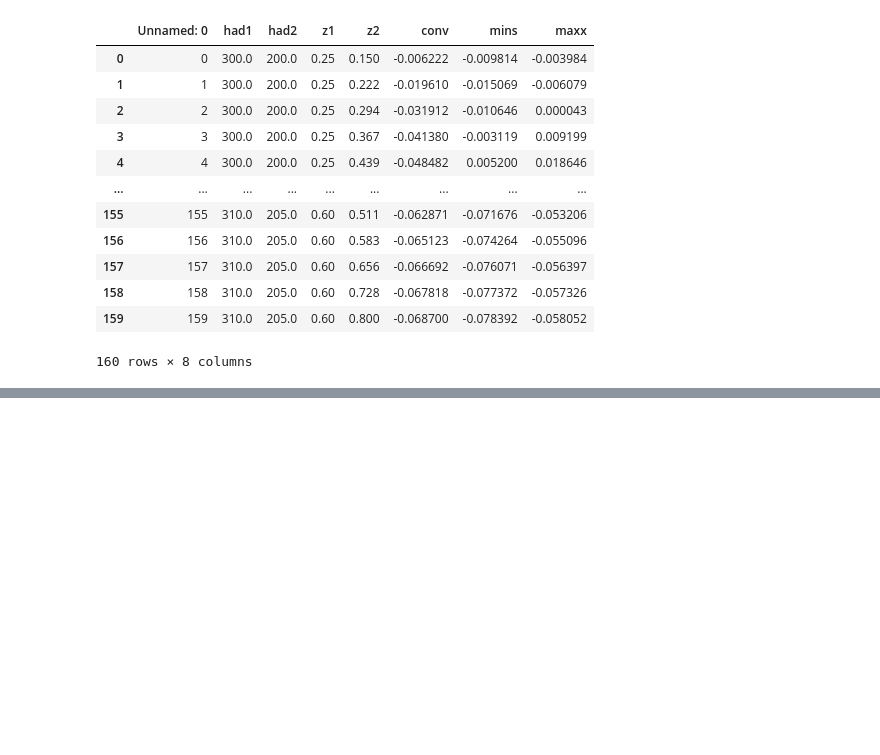
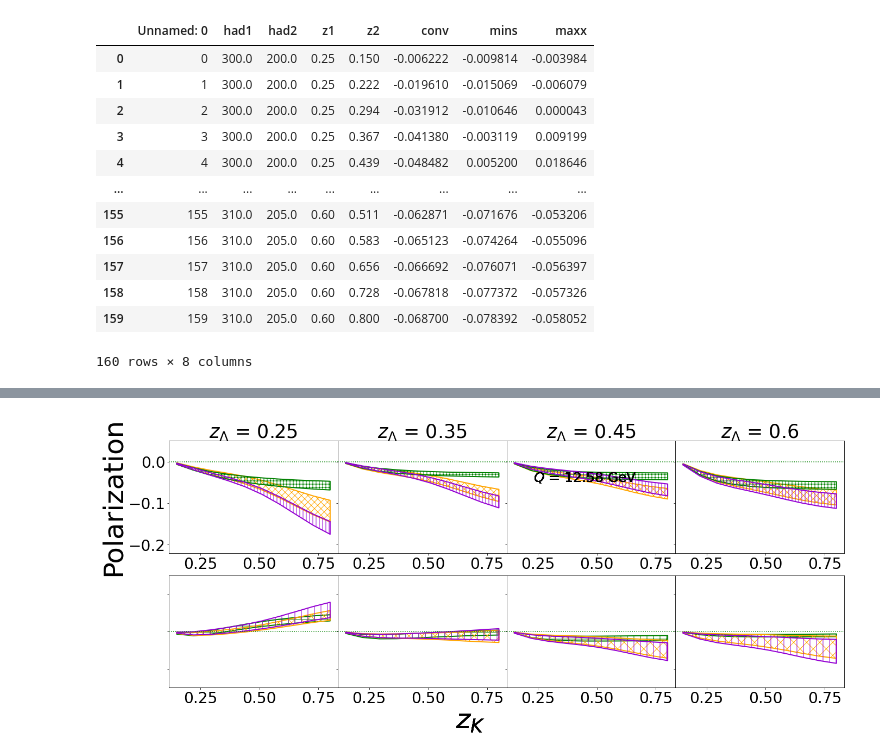
Before and after one commit to zaccheddu/SIDIS_epem, a Jupyter notebook: def_convolution_v3.1_survey_PV17_charm/grid_&_plot_dfs.ipynb, the cells around one changed output, grey strips where cells are left out. Drawn from its saved outputs; the diff is of its cells as text; code cells hidden in the pictures; blank space fills up the shorter version.

```diff
--- a/def_convolution_v3.1_survey_PV17_charm/grid_&_plot_dfs.ipynb
+++ b/def_convolution_v3.1_survey_PV17_charm/grid_&_plot_dfs.ipynb
@@ -355,0 +414,86 @@ dt12
+# %%
+scale=12.58
+z1=[0.25,0.35,0.45,0.6,0.25,0.35,0.45,0.6]
+dati_lk1=pd.read_csv('fit_parameters/bands_/dati_lk_su_charm_no_no_scale_'+str(scale)+'_def.csv')
+#
+dati_lk2=pd.read_csv('fit_parameters/bands_/dati_lk_su_charm_no_yes_scale_'+str(scale)+'_def.csv')
+#
+dati_lk3=pd.read_csv('fit_parameters/bands_/dati_lk_su_charm_yes_yes_scale_'+str(scale)+'_def.csv')
+
+lim1=[-0.22,0.05]
+lim2=[-0.15,0.15]
+
+ct=1
+fig, axes = plt.subplots(1,8)
+for zs,ax in zip(z1,axes):
+
+    #fig.suptitle('$\Lambda$ - $\pi^+$ -- coef = '+str(coef)+' $\chi^2_{dof}$ = '+str(chi),fontsize=30)
+    dt1 = dati_lk1.loc[(dati_lk1['had1']==300) & (dati_lk1['z1']==zs)& (dati_lk1['had2']==200)]
+    dt12 = dati_lk1.loc[(dati_lk1['had1']==300) & (dati_lk1['z1']==zs)& (dati_lk1['had2']==205)]
+
+    dt2 = dati_lk2.loc[(dati_lk2['had1']==300) & (dati_lk2['z1']==zs)& (dati_lk2['had2']==200)]
+    dt22 = dati_lk2.loc[(dati_lk2['had1']==300) & (dati_lk2['z1']==zs)& (dati_lk2['had2']==205)]
+
+    dt3 = dati_lk3.loc[(dati_lk3['had1']==300) & (dati_lk3['z1']==zs)& (dati_lk3['had2']==200)]
+    dt32 = dati_lk3.loc[(dati_lk3['had1']==300) & (dati_lk3['z1']==zs)& (dati_lk3['had2']==205)]
+
+    pnt = dati_exp.loc[(dati_exp['h1']==300) & (dati_exp['z1']==zs)& (dati_exp['h2']==200)]
+    #pnt_white = undati_exp.loc[(undati_exp['h1']==300) & (undati_exp['z1']==zs)& (undati_exp['h2']==100)]
+    pnt2 = dati_exp.loc[(dati_exp['h1']==300) & (dati_exp['z1']==zs)& (dati_exp['h2']==205)]
+
+    if ct<=4:
+        ax=plt.subplot(2,4,ct)
+        ### new fit lines
+        #ax.plot(dt12.z2,dt12.conv,label='_(1) $\Lambda$ $K^-$ ',linewidth=fit_l,color='red')
+        #ax.plot(dt1.z2,dt1.conv,label='_(1) $\Lambda$ $K^+$ ',linewidth=fit_l,linestyle='-.',color='red')
+
+        ax.fill_between(dt1.z2,dt2.maxx,dt2.mins,linewidth=fit_l,color="none",hatch="xx",edgecolor="orange", alpha=1)
+        ax.fill_between(dt1.z2,dt1.maxx,dt1.mins,color="none",linewidth=fit_l,hatch="++",edgecolor="green", alpha=1)
+        ax.fill_between(dt1.z2,dt3.maxx,dt3.mins,linewidth=fit_l,color="none",hatch="||",edgecolor="darkviolet", alpha=1)
+
+        if zs == 0.25: title("$z_{\Lambda}$ = "+str(zs),fontsize=title_s,x=0.5, y=1)
+        if zs == 0.35: title("$z_{\Lambda}$ = "+str(zs),fontsize=title_s,x=0.5, y=1)
+        if zs == 0.45: title("$z_{\Lambda}$ = "+str(zs),fontsize=title_s,x=0.5, y=1)
+        if zs == 0.6: title("$z_{\Lambda}$ = "+str(zs),fontsize=title_s,x=0.5, y=1)
+        axhline(linewidth=1.5, ls=':', color='g')
+        ax.tick_params(axis='both', which='major', labelsize=28)
+        if ct !=1 and ct!=5: ax.set_yticklabels([])
+
+        #if ct ==len(z1) :legend(loc='upper right',bbox_to_anchor=(1.,0.9), fontsize=25,frameon=False),
+        if ct==1:ylabel('Polarization',size=y_lbl)
+        ax.set_ylim(lim1)
+
+    elif ct>4:
+        #ax.plot(dt22.z2,dt22.conv,label='_(2) $\Lambda$ $K^-$ ',linewidth=fit_l,color='orange')
+        #ax.plot(dt2.z2,dt2.conv,label='_(2) $\Lambda$ $K^+$ ',linewidth=fit_l,linestyle='-.',color='orange')
+        ax=plt.subplot(2,4,ct)
+        ax.fill_between(dt12.z2,dt12.maxx,dt12.mins,label='(1)',linewidth=fit_l,color="none",hatch="+",edgecolor="green", alpha=1)
+        ax.fill_between(dt12.z2,dt22.maxx,dt22.mins,label='(2)',linewidth=fit_l,color="none",hatch="x",edgecolor="orange", alpha=1)
+        ax.fill_between(dt12.z2,dt32.maxx,dt32.mins,label='(3)',linewidth=fit_l,color="none",hatch="|",edgecolor="darkviolet", alpha=1)
+
+    #ax.plot(dt12.z2,dt32.conv,label='_(3) $\Lambda$ $K^-$ ',linewidth=fit_l,color='brown')
+    #ax.plot(dt1.z2,dt3.conv,label='_(3) $\Lambda$ $K^+$ ',linewidth=fit_l,linestyle='-.',color='brown')
+
+        axhline(linewidth=1.5, ls=':', color='g')
+    ### experimental points with error bars
+
+        ax.tick_params(axis='both', which='major', labelsize=28)
+        if ct >1: ax.set_yticklabels([])
+
+    #if ct ==len(z1) :legend(loc='upper right',bbox_to_anchor=(1.,0.9), fontsize=25,frameon=False),
+        #if ct==1:ylabel('Polarization',size=y_lbl)
+        ax.set_ylim(lim2)
+    ct+=1
+    fig.text(0.5, 0.1, r'$z_{K}$', ha='center',size=x_lbl)
+    #fig.text(0.15, 0.25, '(c)', ha='center',size=x_lbl)
+    fig.text(0.65, 0.7, '$Q$ = '+str(scale)+' GeV', ha='center',size=25)
+
+fig.subplots_adjust(top=0.8,bottom=0.2,left=0.105,right=0.99,hspace=0.2,wspace=0.0)
+fig.set_size_inches(19.5, 10.5, forward=True)
+#fig.savefig('Lb_k.pdf')
+#fig.savefig('Lb_k.png')
+#fig.savefig('plot_scale/Lb_k_scale_'+str(scale)+'.png')
+#fig.savefig('plot_draft/Lb_k_scale_'+str(scale)+'_2.pdf')
+#fig.savefig('plot_draft/Lb_k_scale_'+str(scale)+'_2.png')
+# %% [output]
+[figure, added]
```
Also changed, not shown: parts of 5 cells of this notebook, 22 other files.
